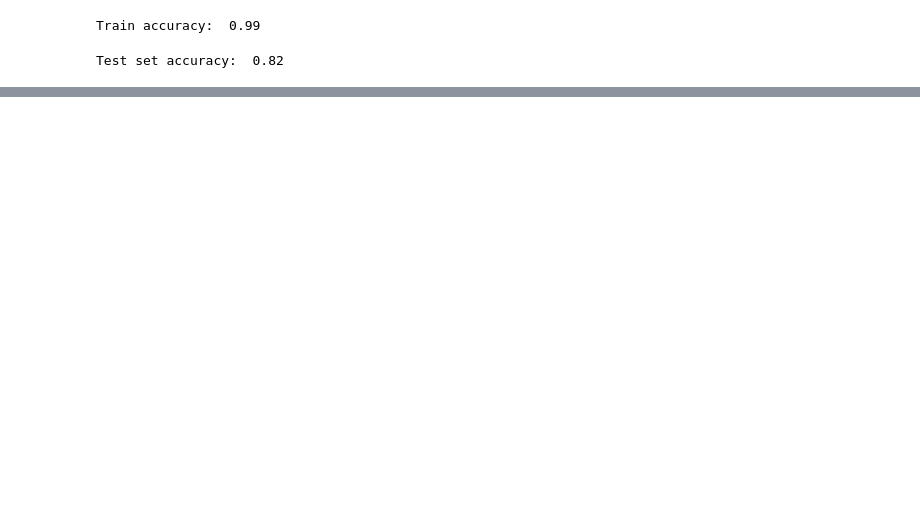
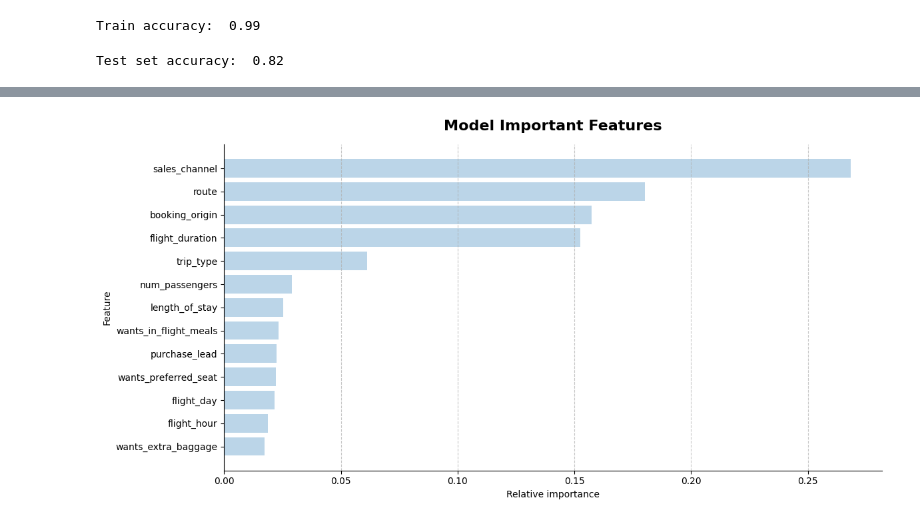
Before and after one commit to IfeanyiEmeagi/British-Airways-Customer-Feedback-Reviews, a Jupyter notebook: customer_booking_prediction.ipynb, the cells around one changed output, grey strips where cells are left out. Cells and saved outputs as stored; diff of their text form; code cells hidden in the pictures; blank space fills up the shorter version.

```diff
--- a/customer_booking_prediction.ipynb
+++ b/customer_booking_prediction.ipynb
@@ -177,0 +191,19 @@ Name: proportion, dtype: float64
+# %%
+def setup_plot_style(ax):
+    """Apply plot styling"""
+    ax.set_ylabel('Feature')
+    ax.set_xlabel('Relative importance')
+    ax.grid(True, axis='x', linestyle='--', alpha=0.7)
+    ax.spines['top'].set_visible(False)
+    ax.spines['right'].set_visible(False)
+    ax.set_title('Model Important Features', pad=15, fontsize=16, fontweight='bold')
+
+# Get feature importances
+fig, ax = plt.subplots(figsize=(12, 6))
+important_features = pd.Series(best_model.feature_importances_, index=x_train_resampled.columns.to_list()).sort_values(ascending=True)
+bars = ax.barh(important_features.index, important_features, alpha=0.3, height=0.8)
+setup_plot_style(ax)
+plt.tight_layout()
+plt.show();
+# %% [output]
+[figure, added]
```
Also changed, not shown: parts of 11 cells of this notebook, 3 other files.
